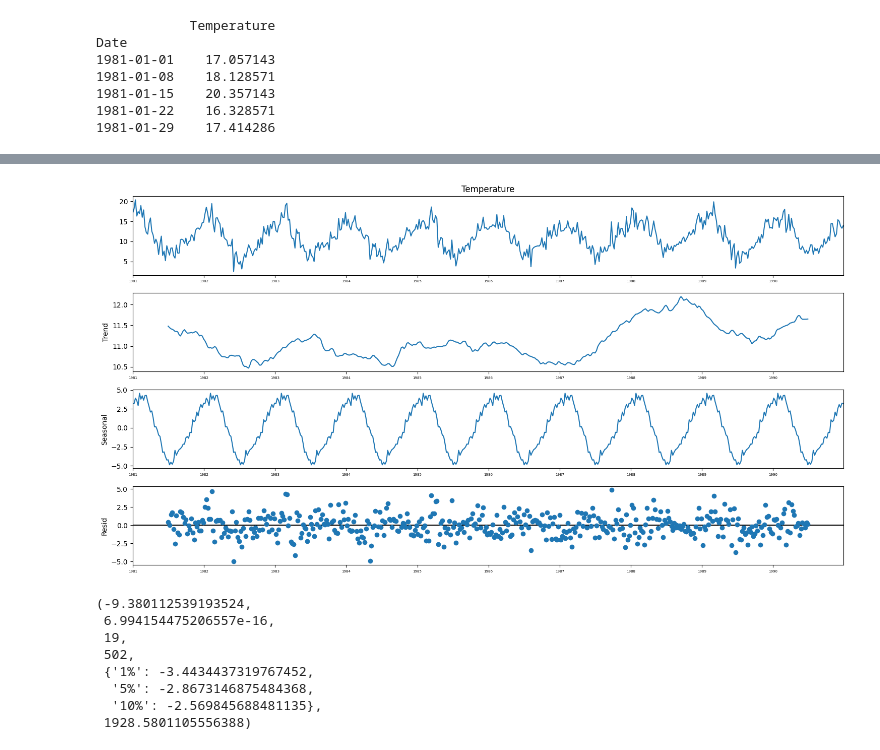
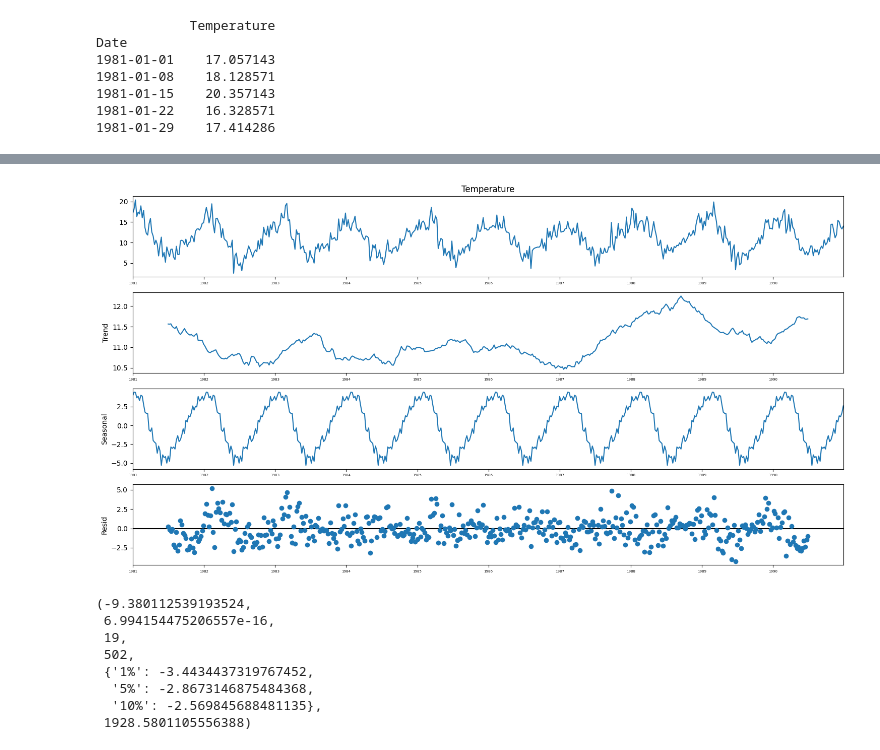
Before and after one commit to fermonzongh/CEIA, a Jupyter notebook: Series de Tiempo/Notebooks/AnalisisSerieDeTiempo.ipynb, the cells around one changed output, grey strips where cells are left out. Saved outputs shown, nothing was run; the diff lists cells and outputs as text; code cells hidden in the pictures.

```diff
--- a/Series de Tiempo/Notebooks/AnalisisSerieDeTiempo.ipynb
+++ b/Series de Tiempo/Notebooks/AnalisisSerieDeTiempo.ipynb
@@ -202,10 +193,9 @@ import statsmodels.api as sm
 # %%
-from pylab import rcParams
 rcParams['figure.figsize'] = 15, 8
 rcParams['axes.labelsize'] = 10
 rcParams['ytick.labelsize'] = 10
 rcParams['xtick.labelsize'] = 5
-decomposition = sm.tsa.seasonal_decompose(weekly_temps['Temperature'], model='additive',period=52)
+decomposition = sm.tsa.seasonal_decompose(weekly_temps['Temperature'], model='additive',period=53)
 decomp = decomposition.plot()
 # %% [output]
-[figure, old version]
+[figure, new version]
```
Also changed, not shown: parts of 53 cells of this notebook, 1 other file.
